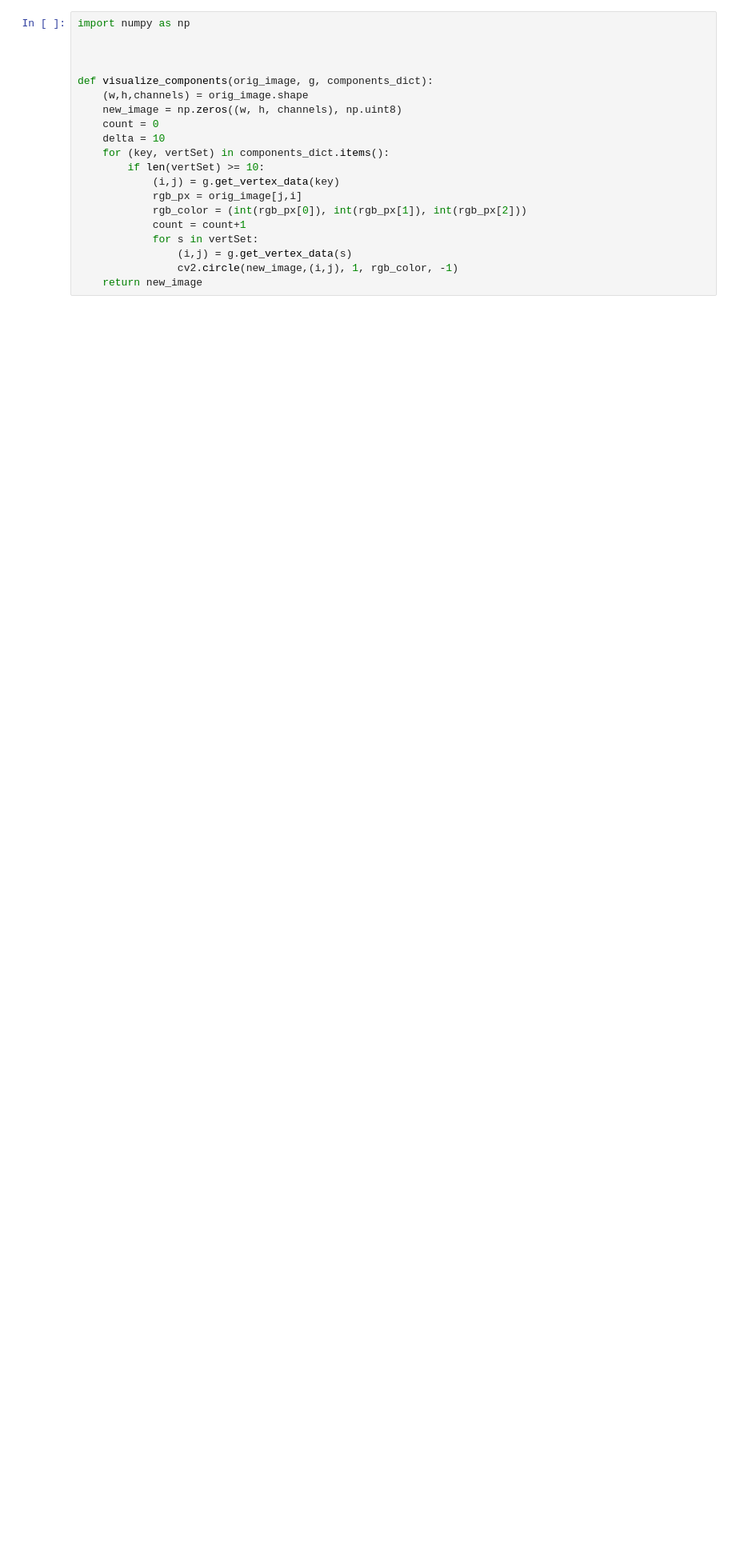
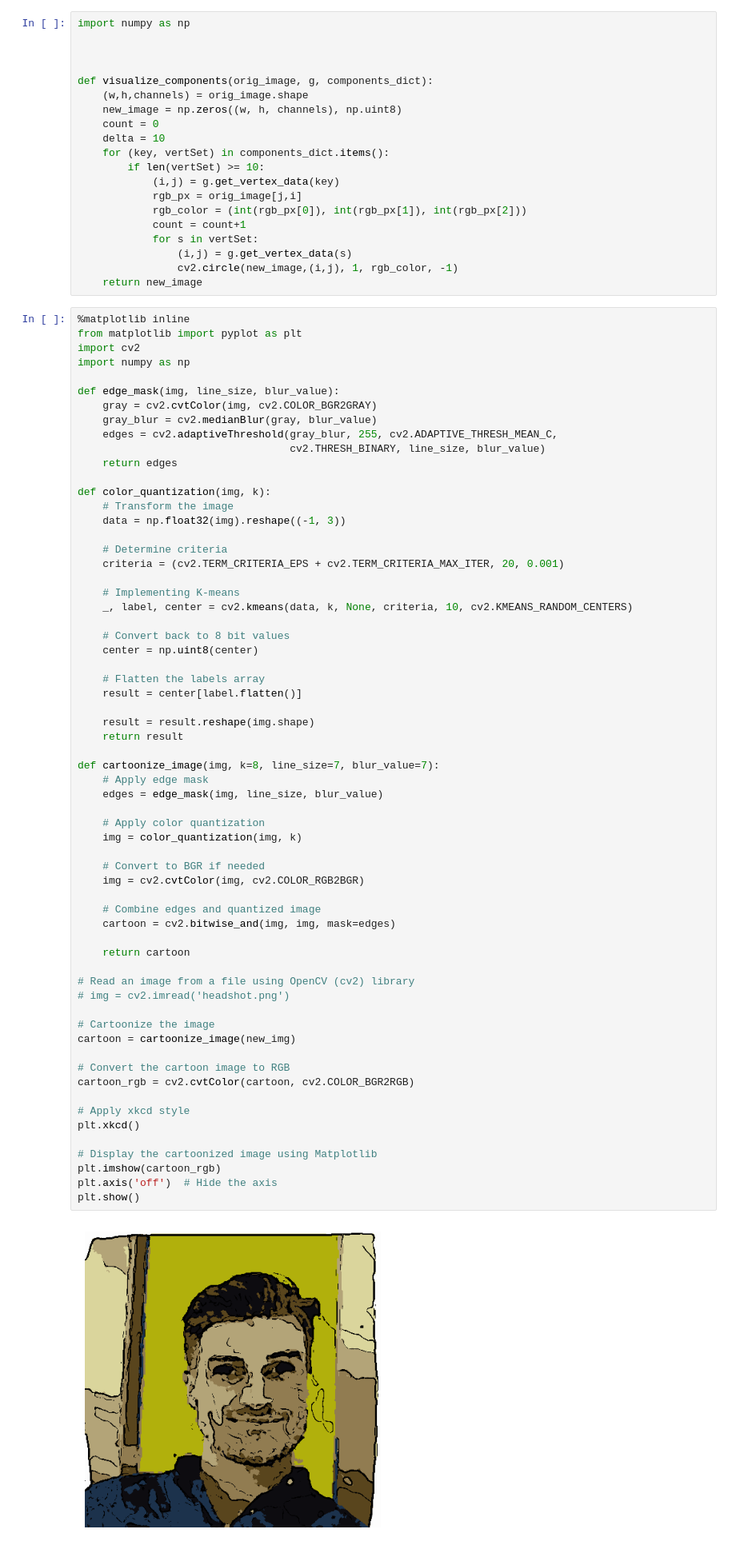
Before and after one commit to gderiddershanghai/algorithms, a Jupyter notebook: graph_algorithms/Kruskal_image.ipynb, the cells around one changed output. Shown at 80% size. Saved outputs shown, nothing was run; the diff lists cells and outputs as text; blank space fills up the shorter version.

```diff
--- a/graph_algorithms/Kruskal_image.ipynb
+++ b/graph_algorithms/Kruskal_image.ipynb
@@ -462,4 +463,69 @@ def visualize_components(orig_image, g, components_dict):
                 (i,j) = g.get_vertex_data(s)
                 cv2.circle(new_image,(i,j), 1, rgb_color, -1)
     return new_image
+# %%
+%matplotlib inline
+from matplotlib import pyplot as plt
+import cv2
+import numpy as np
+
+def edge_mask(img, line_size, blur_value):
+    gray = cv2.cvtColor(img, cv2.COLOR_BGR2GRAY)
+    gray_blur = cv2.medianBlur(gray, blur_value)
+    edges = cv2.adaptiveThreshold(gray_blur, 255, cv2.ADAPTIVE_THRESH_MEAN_C,
+                                  cv2.THRESH_BINARY, line_size, blur_value)
+    return edges
+
+def color_quantization(img, k):
+    # Transform the image
+    data = np.float32(img).reshape((-1, 3))
+
+    # Determine criteria
+    criteria = (cv2.TERM_CRITERIA_EPS + cv2.TERM_CRITERIA_MAX_ITER, 20, 0.001)
+
+    # Implementing K-means
+    _, label, center = cv2.kmeans(data, k, None, criteria, 10, cv2.KMEANS_RANDOM_CENTERS)
+
+    # Convert back to 8 bit values
+    center = np.uint8(center)
+
+    # Flatten the labels array
+    result = center[label.flatten()]
+
+    result = result.reshape(img.shape)
+    return result
+
+def cartoonize_image(img, k=8, line_size=7, blur_value=7):
+    # Apply edge mask
+    edges = edge_mask(img, line_size, blur_value)
+
+    # Apply color quantization
+    img = color_quantization(img, k)
+
+    # Convert to BGR if needed
+    img = cv2.cvtColor(img, cv2.COLOR_RGB2BGR)
+
+    # Combine edges and quantized image
+    cartoon = cv2.bitwise_and(img, img, mask=edges)
+
+    return cartoon
+
+# Read an image from a file using OpenCV (cv2) library
+# img = cv2.imread('headshot.png')
+
+# Cartoonize the image
+cartoon = cartoonize_image(new_img)
+
+# Convert the cartoon image to RGB
+cartoon_rgb = cv2.cvtColor(cartoon, cv2.COLOR_BGR2RGB)
+
+# Apply xkcd style
+plt.xkcd()
+
+# Display the cartoonized image using Matplotlib
+plt.imshow(cartoon_rgb)
+plt.axis('off')  # Hide the axis
+plt.show()
+# %% [output]
+[figure, added]
 # %%
```
Also changed, not shown: parts of 4 cells of this notebook, 6 other files.
